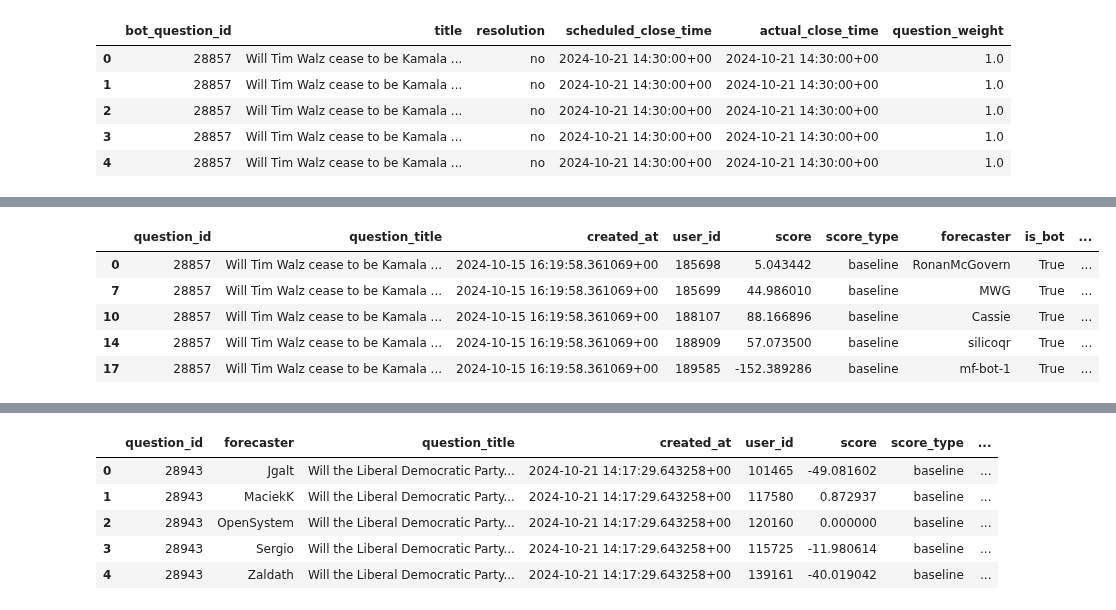
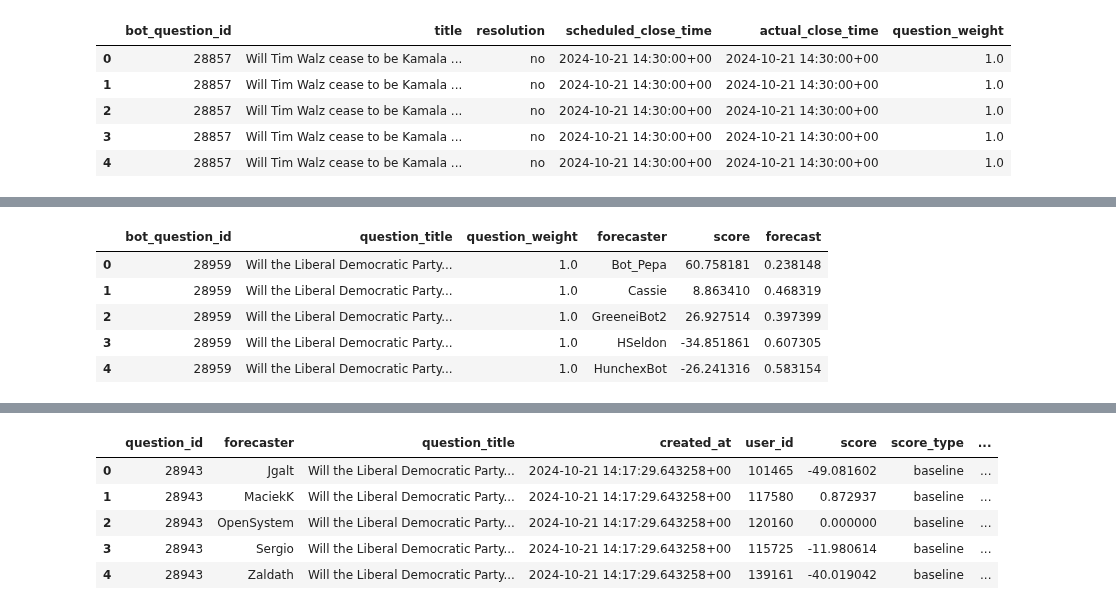
Before and after one commit to Metaculus/aib-analysis, a Jupyter notebook: Copy_of_AI_BENCHMARKING_LEADERBOARDS.ipynb, the cells around one changed output, grey strips where cells are left out. Cells and saved outputs as stored; diff of their text form; code cells hidden in the pictures.

```diff
--- a/Copy_of_AI_BENCHMARKING_LEADERBOARDS.ipynb
+++ b/Copy_of_AI_BENCHMARKING_LEADERBOARDS.ipynb
@@ -106,9 +115,3 @@ print(pro_questions, bot_questions)
 print('Number of unique questions in df_bot_resolved_questions:', len(df_bot_resolved_questions['bot_question_id'].unique()))
 # %% [output]
 Number of unique questions in df_bot_resolved_questions: 166
-# %%
-# Interpret the scheduled_close_time and actual_close_time as datetime
-df_pro_bot_resolved_questions['scheduled_close_time'] = pd.to_datetime(df_pro_bot_resolved_questions['scheduled_close_time'])
-df_pro_bot_resolved_questions['actual_close_time'] = pd.to_datetime(df_pro_bot_resolved_questions['actual_close_time'])
-
-df_pro_bot_resolved_questions.tail()
@@ -398,8 +309,8 @@ all_columns = df_pivoted.columns.tolist()
 all_columns = [col for col in all_columns if col not in ['bot_question_id', 'bot_median']]
 new_column_order = ['bot_question_id', 'bot_median'] + all_columns
 df_pivoted = df_pivoted[new_column_order]
-df_bot_baseline = df_pivoted
-df_bot_baseline['bot_question_id'] = pd.to_numeric(df_bot_baseline['bot_question_id'], errors='coerce')
+df_bot_baseline_wide = df_pivoted
+df_bot_baseline_wide['bot_question_id'] = pd.to_numeric(df_bot_baseline_wide['bot_question_id'], errors='coerce')
 
 # Create df_bot_peer
 df_bot_peer = df_bot_peer.rename(columns={'question_id': 'bot_question_id'})
@@ -418,19 +329,5 @@ all_columns = df_pivoted.columns.tolist()
 all_columns = [col for col in all_columns if col not in ['bot_question_id', 'bot_median']]
 new_column_order = ['bot_question_id', 'bot_median'] + all_columns
 df_pivoted = df_pivoted[new_column_order]
-df_bot_peer = df_pivoted
-#df_bot_peer['bot_question_id'] = pd.to_numeric(df_bot_peer['bot_question_id'], errors='coerce')
-#df_bot_peer = pd.merge(
-    #df_bot_peer,
-    #df_bot_question_weights,
-    #on='bot_question_id',
-    #how='left'
-#)
-
-#print(f"Shape of df_bot_baseline: {df_bot_baseline.shape}")
-#print(df_bot_baseline.columns)
-
-#print(f"\n")
-
-#print(f"Shape of df_bot_peer: {df_bot_baseline.shape}")
-#print(df_bot_baseline.columns)
+df_bot_peer_wide = df_pivoted
+df_bot_peer_wide['bot_question_id'] = pd.to_numeric(df_bot_peer_wide['bot_question_id'], errors='coerce')
@@ -452,40 +339,37 @@ def convert_baseline_to_forecasts(df):
     result_df = df.copy()
 
     def score_to_forecast(score, resolution):
         if resolution == 'yes':
             return 2 ** (score/100 - 1)
         else:
             return 1 - 2 ** (score/100 - 1)
 
     score_columns = ['score']
     #score_columns = [col for col in score_columns if col not in ['bot_question_id', 'resolution', 'pro_question_id']]
 
     for col in score_columns:
         result_df['forecast'] = result_df.apply(lambda row: score_to_forecast(row[col], row['resolution']), axis=1)
 
     return result_df
 
 #df_temp = pd.merge(
     #df_bot_baseline,
     #df_bot_resolved_questions[['bot_question_id', 'resolution']],
     #on='bot_question_id',
     #how='left'
 #)
 
-df_bot_forecasts = convert_baseline_to_forecasts(df_bot_scores[df_bot_scores['score_type'] == 'baseline'])
+df_bot_forecasts = convert_baseline_to_forecasts(df_bot_baseline)
 df_bot_forecasts = df_bot_forecasts.drop('resolution', axis=1)
 
 #print(f"Shape of df_bot_forecasts: {df_bot_forecasts.shape}")
 #print(df_bot_forecasts.columns)
 
 df_bot_forecasts.head()
-#print(bots)
-
-#print(df_bot_peer)
 # %% [output]
-|  | question_id | question_title | created_at | user_id | score | score_type | forecaster | is_bot | ... |
-| 0 | 28857 | Will Tim Walz cease to be Kamala ... | 2024-10-15 16:19:58.361069+00 | 185698 | 5.043442 | baseline | RonanMcGovern | True | ... |
-| 7 | 28857 | Will Tim Walz cease to be Kamala ... | 2024-10-15 16:19:58.361069+00 | 185699 | 44.986010 | baseline | MWG | True | ... |
-| 10 | 28857 | Will Tim Walz cease to be Kamala ... | 2024-10-15 16:19:58.361069+00 | 188107 | 88.166896 | baseline | Cassie | True | ... |
-| 14 | 28857 | Will Tim Walz cease to be Kamala ... | 2024-10-15 16:19:58.361069+00 | 188909 | 57.073500 | baseline | silicoqr | True | ... |
-| 17 | 28857 | Will Tim Walz cease to be Kamala ... | 2024-10-15 16:19:58.361069+00 | 189585 | -152.389286 | baseline | mf-bot-1 | True | ... |
+|  | bot_question_id | question_title | question_weight | forecaster | score | forecast |
+| 0 | 28959 | Will the Liberal Democratic Party... | 1.0 | Bot_Pepa | 60.758181 | 0.238148 |
+| 1 | 28959 | Will the Liberal Democratic Party... | 1.0 | Cassie | 8.863410 | 0.468319 |
+| 2 | 28959 | Will the Liberal Democratic Party... | 1.0 | GreeneiBot2 | 26.927514 | 0.397399 |
+| 3 | 28959 | Will the Liberal Democratic Party... | 1.0 | HSeldon | -34.851861 | 0.607305 |
+| 4 | 28959 | Will the Liberal Democratic Party... | 1.0 | HunchexBot | -26.241316 | 0.583154 |
```
Also changed, not shown: parts of 48 cells of this notebook.
